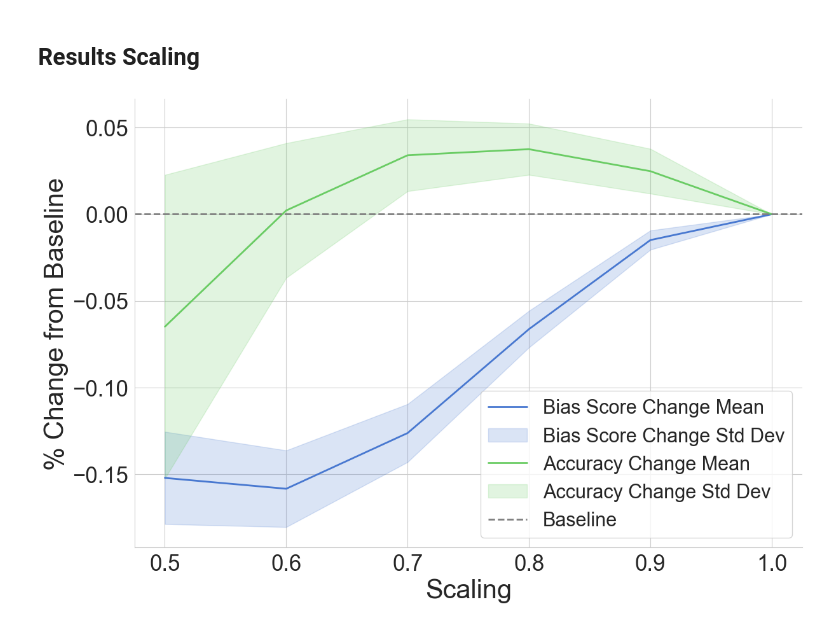
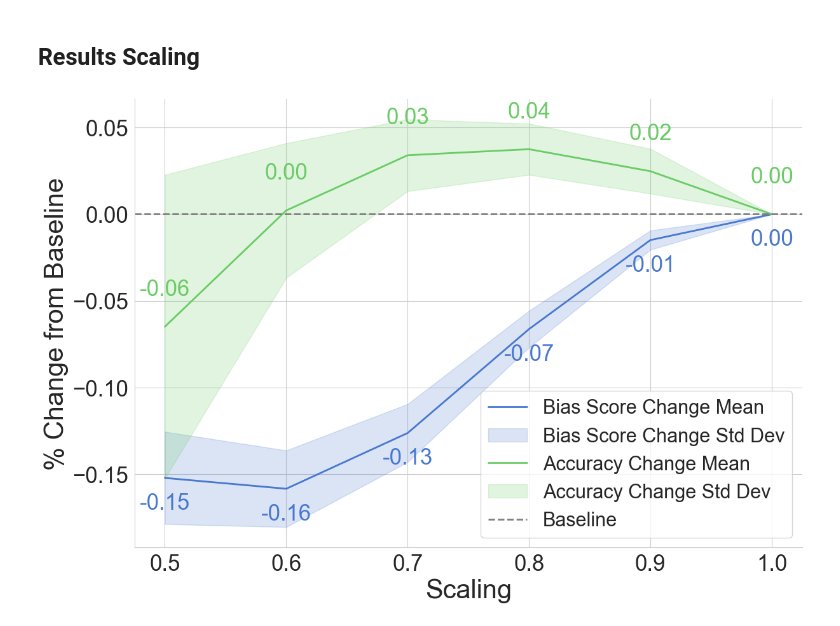
Before and after one commit to mwdlave/re-vulnerabilities, a Jupyter notebook: src/plots.ipynb, the cells around one changed output. Drawn from its saved outputs; the diff is of its cells as text; code cells hidden in the pictures.

Commit message:
change of plot

```diff
--- a/src/plots.ipynb
+++ b/src/plots.ipynb
@@ -242,32 +244,39 @@ ax.fill_between(
     df_no_baseline['std_change_mean'] + df_no_baseline['std_change_std'],
     color=palette[0],
     alpha=0.2,
     label="Bias Score Change Std Dev"
 )
 
+# Text labels for std_change_mean
+for x, y in zip(df_no_baseline['scale'], df_no_baseline['std_change_mean']):
+    ax.text(x, y - 0.018, f"{y:.2f}", ha='center', fontsize=25, color=palette[0])
+
 # Plot Acc Change Mean with confidence interval
 ax.plot(df_no_baseline['scale'], df_no_baseline['acc_change_mean'], label='Accuracy Change Mean', color=palette[2], linewidth=2)
 ax.fill_between(
     df_no_baseline['scale'],
     df_no_baseline['acc_change_mean'] - df_no_baseline['acc_change_std'],
     df_no_baseline['acc_change_mean'] + df_no_baseline['acc_change_std'],
     color=palette[2],
     alpha=0.2,
     label="Accuracy Change Std Dev"
 )
 
+# Text labels for acc_change_mean
+for x, y in zip(df_no_baseline['scale'], df_no_baseline['acc_change_mean']):
+    ax.text(x, y + 0.018, f"{y:.2f}", ha='center', fontsize=25, color=palette[2])
+
 ax.axhline(y=0, color='grey', linestyle='--', linewidth=2, label='Baseline')
 
 # Labels and title
 ax.set_xlabel('Scaling', fontsize=30)
 ax.set_ylabel('% Change from Baseline', fontsize=30)
 ax.tick_params(axis='both', labelsize=25)
-#ax.set_title('Change in Prompt Std and Accuracy from Baseline per Scaling Factor', fontsize=20, fontweight='bold')
 
 ax.legend(fontsize=22, loc='best')
 
 sns.despine()
 plt.savefig('work/saved/plots/plot_debiasing_results.svg')
 plt.show()
 # %% [output]
-[figure, old version]
+[figure, new version]
```
Also changed, not shown: parts of 1 cell of this notebook, 2 other files.
